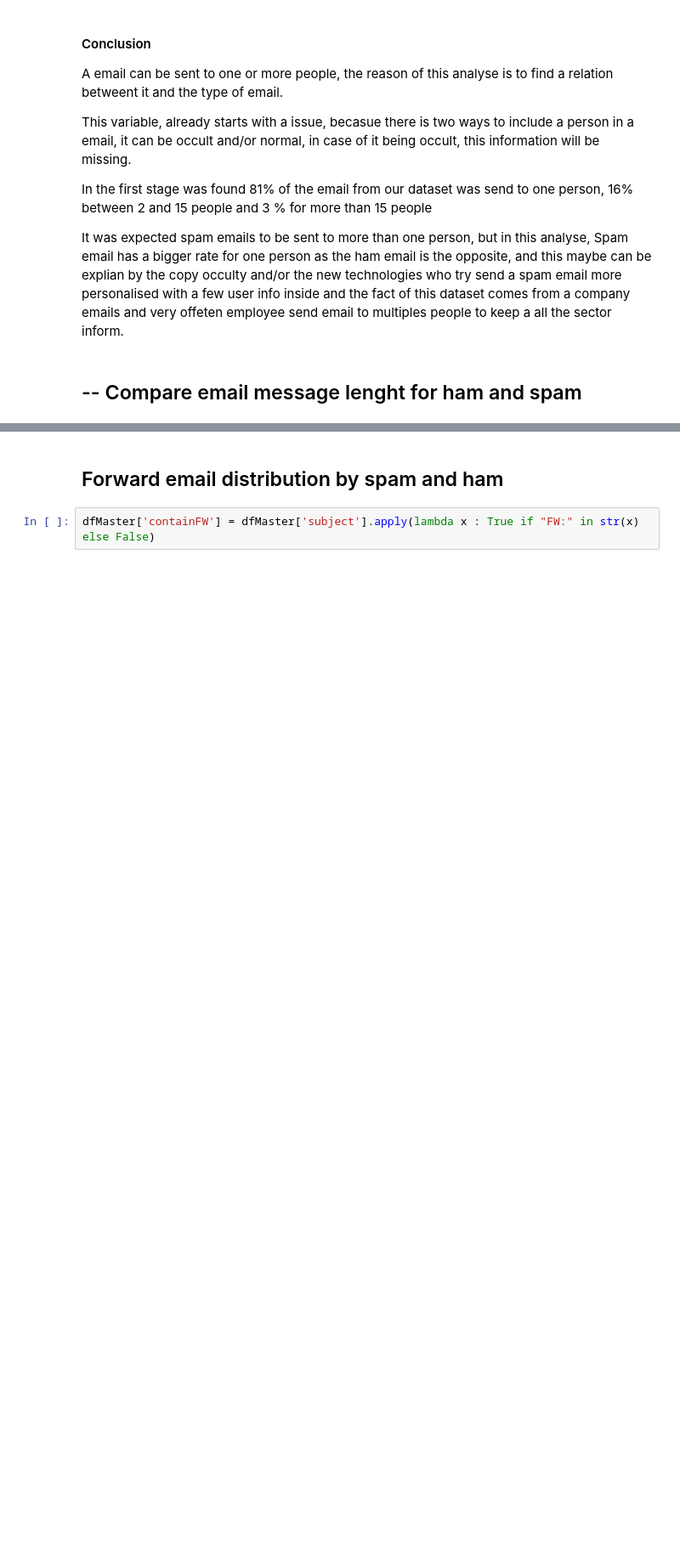
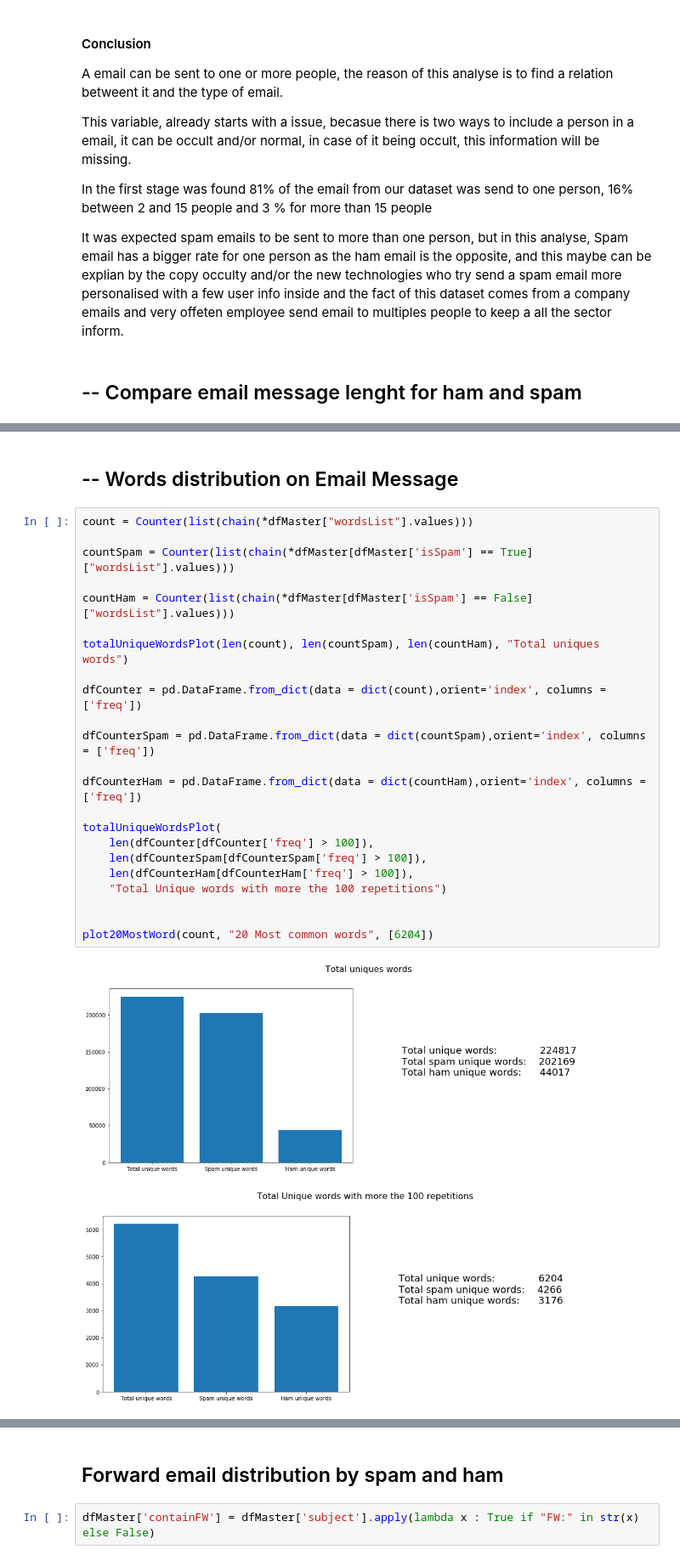
Before and after one commit to cordeiroph/SpamEmailClassifier, a Jupyter notebook: SpamEmailClassifier2.ipynb, the cells around one changed output, grey strips where cells are left out. Shown at 85% size. Saved outputs shown, nothing was run; the diff lists cells and outputs as text; blank space fills up the shorter version.

```diff
--- a/SpamEmailClassifier2.ipynb
+++ b/SpamEmailClassifier2.ipynb
@@ -1121,0 +973,28 @@ plot20MostWord(subCountHam)
+# %% [markdown]
+## -- Words distribution on Email Message
+# %%
+count = Counter(list(chain(*dfMaster["wordsList"].values)))
+
+countSpam = Counter(list(chain(*dfMaster[dfMaster['isSpam'] == True]["wordsList"].values)))
+
+countHam = Counter(list(chain(*dfMaster[dfMaster['isSpam'] == False]["wordsList"].values)))
+
+totalUniqueWordsPlot(len(count), len(countSpam), len(countHam), "Total uniques words")
+
+dfCounter = pd.DataFrame.from_dict(data = dict(count),orient='index', columns = ['freq'])
+
+dfCounterSpam = pd.DataFrame.from_dict(data = dict(countSpam),orient='index', columns = ['freq'])
+
+dfCounterHam = pd.DataFrame.from_dict(data = dict(countHam),orient='index', columns = ['freq'])
+
+totalUniqueWordsPlot(
+    len(dfCounter[dfCounter['freq'] > 100]),
+    len(dfCounterSpam[dfCounterSpam['freq'] > 100]),
+    len(dfCounterHam[dfCounterHam['freq'] > 100]),
+    "Total Unique words with more the 100 repetitions")
+
+
+plot20MostWord(count, "20 Most common words", [6204])
+# %% [output]
+[figure, added]
+[figure, added]
```
Also changed, not shown: parts of 87 cells of this notebook.
